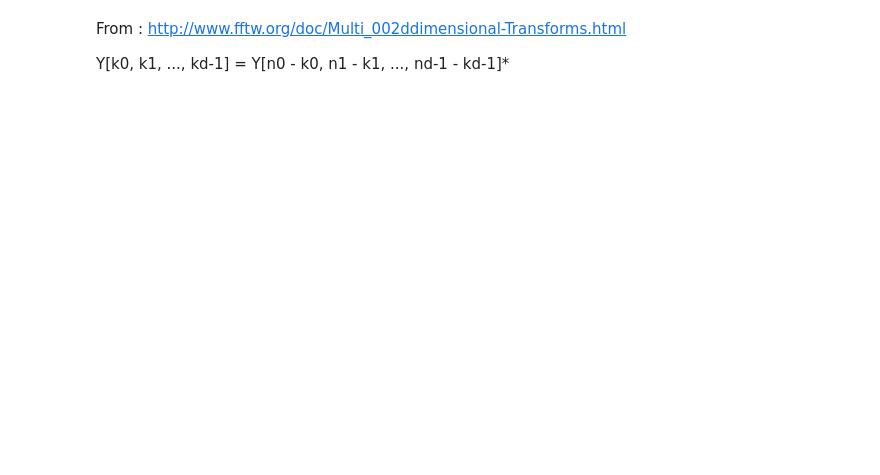
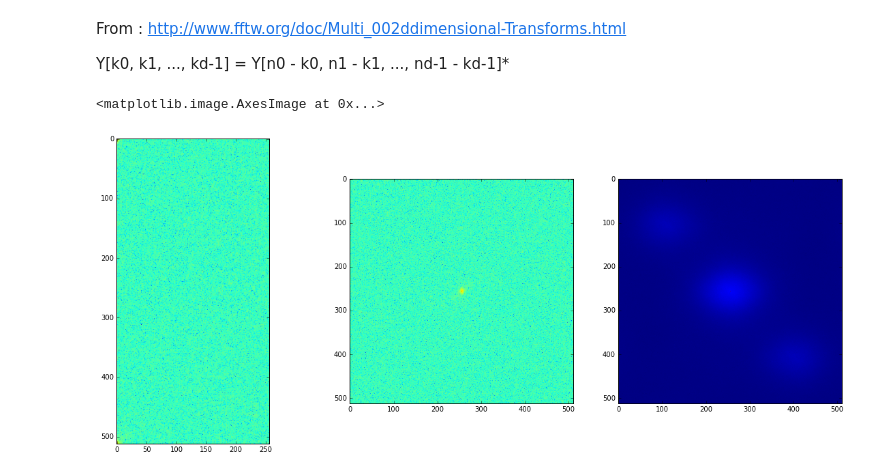
Before and after one commit to nsmidth/CPSLO-Speckle-Reduction, a Jupyter notebook: dev/16-4-27 fftw_psd.ipynb, the cells around one changed output. Saved outputs shown, nothing was run; the diff lists cells and outputs as text; code cells hidden in the pictures; blank space fills up the shorter version.

```diff
--- a/dev/16-4-27 fftw_psd.ipynb
+++ b/dev/16-4-27 fftw_psd.ipynb
@@ -125,7 +130,7 @@ def transpose_fftw_psd(fftw_psd_img):
     # Loop through first row
     y = 0
     y_source = 0
-    for x in x_range:
+    for x in np.arange(int(imgsize/2)+1,imgsize):
         x_source = imgsize-x
         fftw_psd_img_padded[y,x] = fftw_psd_img_padded[y_source,x_source]
 
@@ -158,3 +163,18 @@ plt.title("Numpy Acorr")
 plt.subplot(1,2,2)
 plt.imshow(acorr_fftw)
 plt.title("Shifted FFTW Acorr")
+# %%
+psd_test = fftw_psd(binary.fits.data[0])
+psd_full_test = transpose_fftw_psd(psd_test)
+acorr_test = np.real(np.fft.fftshift(np.fft.ifft2(psd_full_test)))
+
+plt.figure(figsize=(20,8))
+plt.subplot(1,3,1)
+plt.imshow(np.log10(psd_test))
+plt.subplot(1,3,2)
+plt.imshow(np.log10(np.fft.fftshift(psd_full_test)))
+plt.subplot(1,3,3)
+plt.imshow(acorr_test)
+# %% [output]
+<matplotlib.image.AxesImage at 0x...>
+[figure, added]
```
Also changed, not shown: parts of 1 cell of this notebook.
